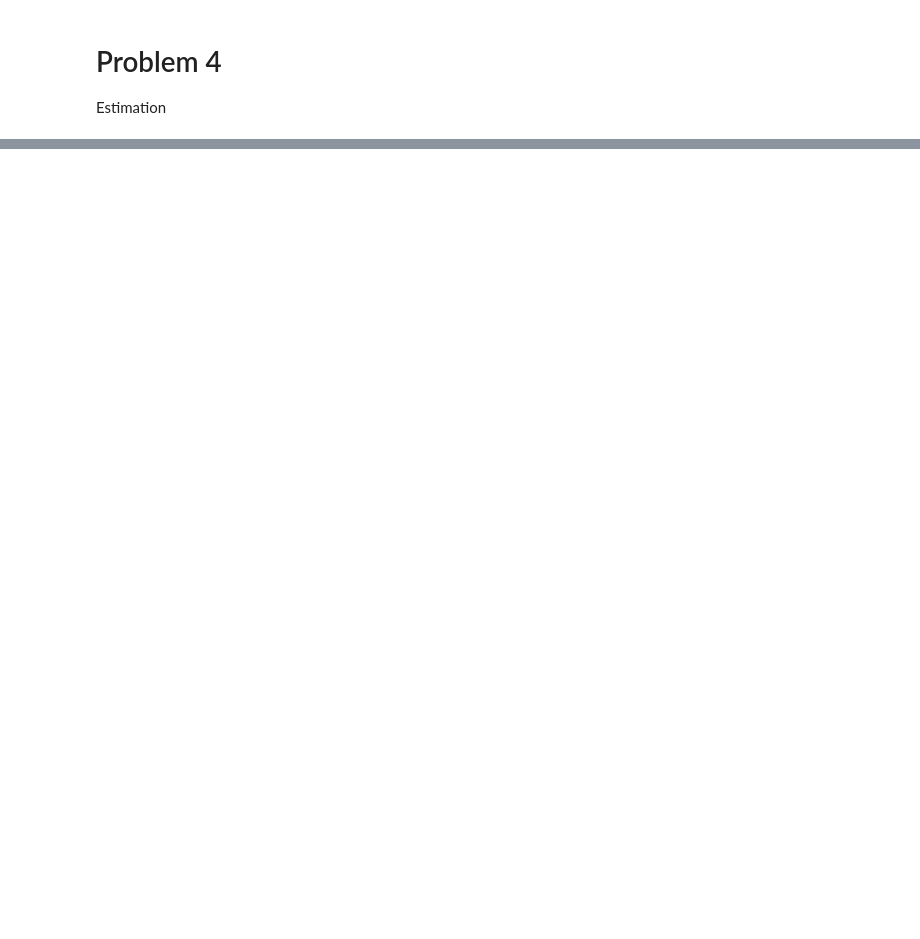
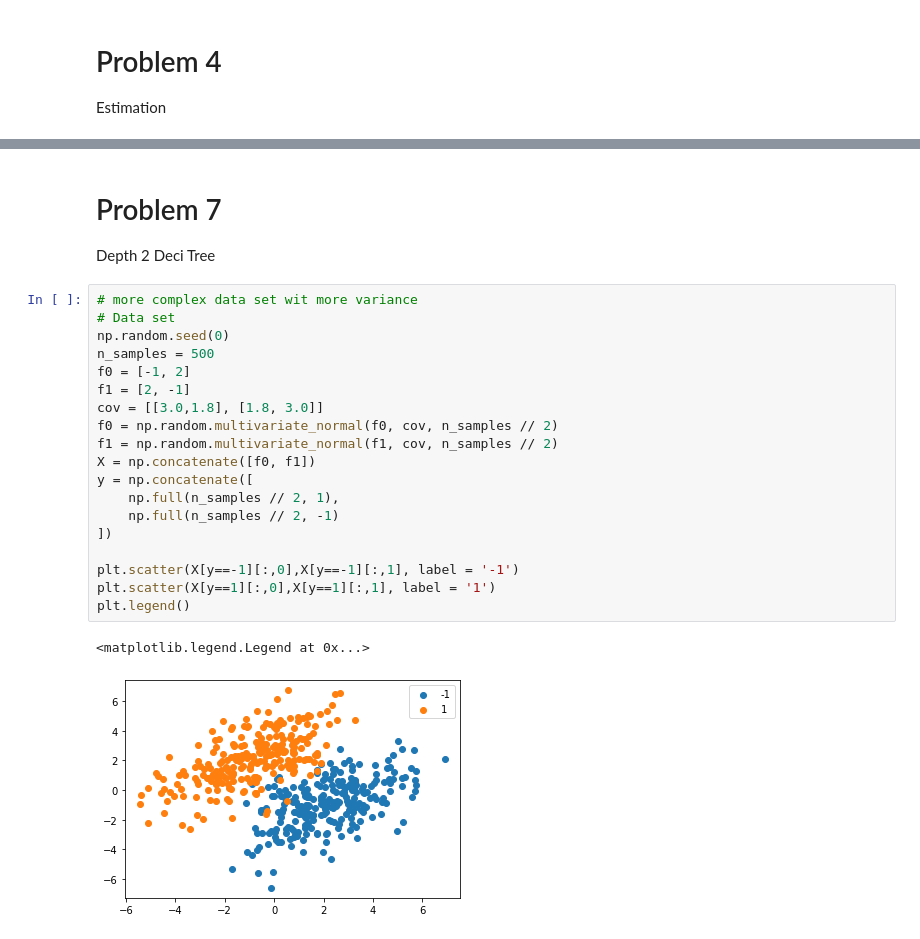
Before and after one commit to produdez/diveintocode-ml, a Jupyter notebook: Week 12/DecisionTreeScratch.ipynb, the cells around one changed output, grey strips where cells are left out. Saved outputs shown, nothing was run; the diff lists cells and outputs as text; blank space fills up the shorter version.

```diff
--- a/Week 12/DecisionTreeScratch.ipynb
+++ b/Week 12/DecisionTreeScratch.ipynb
@@ -200,0 +641,25 @@ Estimation
+# %% [markdown]
+# Problem 7
+Depth 2 Deci Tree
+# %%
+# more complex data set wit more variance
+# Data set
+np.random.seed(0)
+n_samples = 500
+f0 = [-1, 2]
+f1 = [2, -1]
+cov = [[3.0,1.8], [1.8, 3.0]]
+f0 = np.random.multivariate_normal(f0, cov, n_samples // 2)
+f1 = np.random.multivariate_normal(f1, cov, n_samples // 2)
+X = np.concatenate([f0, f1])
+y = np.concatenate([
+    np.full(n_samples // 2, 1),
+    np.full(n_samples // 2, -1)
+])
+
+plt.scatter(X[y==-1][:,0],X[y==-1][:,1], label = '-1')
+plt.scatter(X[y==1][:,0],X[y==1][:,1], label = '1')
+plt.legend()
+# %% [output]
+<matplotlib.legend.Legend at 0x...>
+[figure, added]
```
Also changed, not shown: parts of 33 cells of this notebook.
